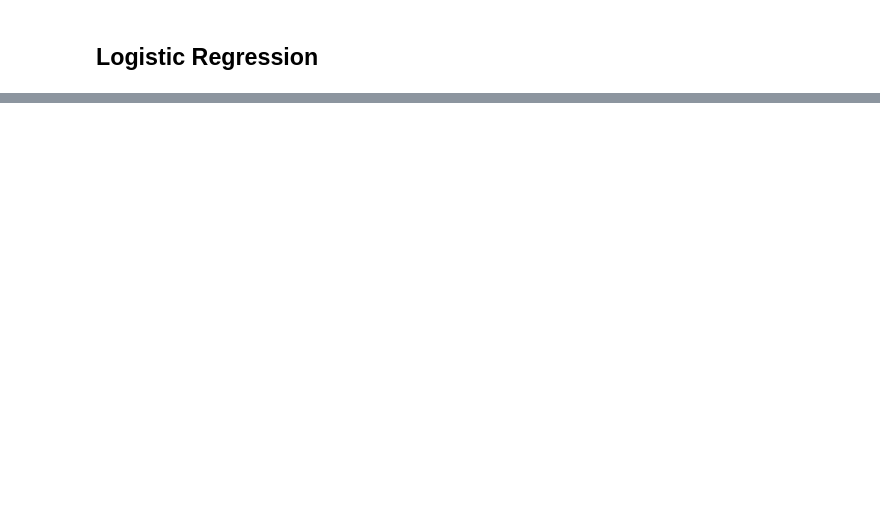
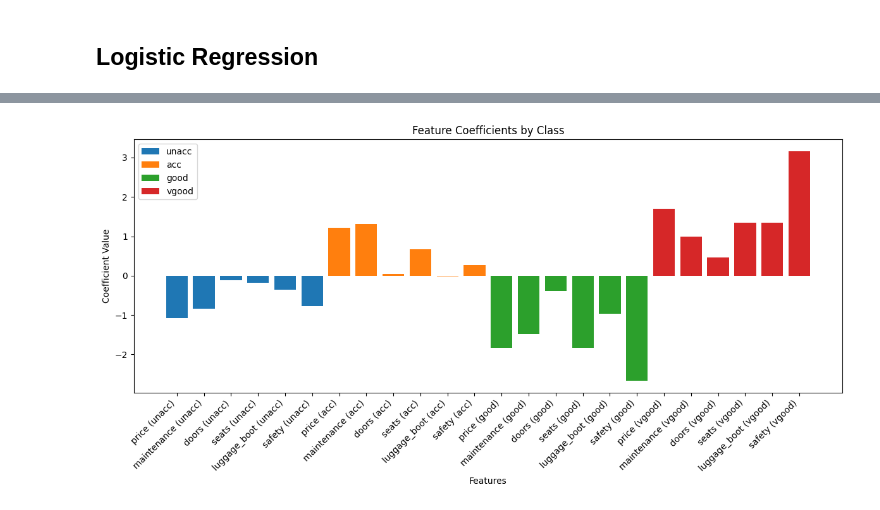
Before and after one commit to jovanovic-djo/car-value-score-prediction, a Jupyter notebook: notebooks/model_training.ipynb, the cells around one changed output, grey strips where cells are left out. Saved outputs shown, nothing was run; the diff lists cells and outputs as text; code cells hidden in the pictures; blank space fills up the shorter version.

```diff
--- a/notebooks/model_training.ipynb
+++ b/notebooks/model_training.ipynb
@@ -108,0 +88,20 @@ print(y_pred_proba[:5])
+# %%
+feature_names = X.columns
+coefficients = model.coef_
+
+plt.figure(figsize=(12,6))
+for i, class_name in enumerate(class_names):
+    plt.bar(
+        [f"{name} ({class_name})" for name in feature_names],
+        coefficients[i],
+        label=class_name
+    )
+plt.title('Feature Coefficients by Class')
+plt.xlabel('Features')
+plt.ylabel('Coefficient Value')
+plt.xticks(rotation=45, ha='right')
+plt.legend()
+plt.tight_layout()
+plt.show()
+# %% [output]
+[figure, added]
```
Also changed, not shown: parts of 11 cells of this notebook, 2 other files.
